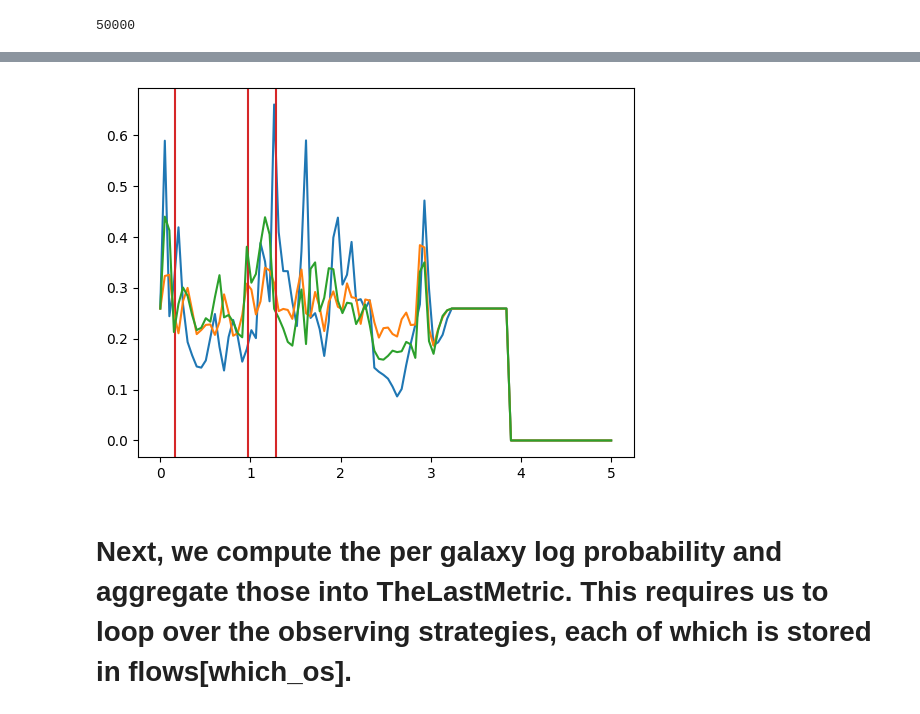
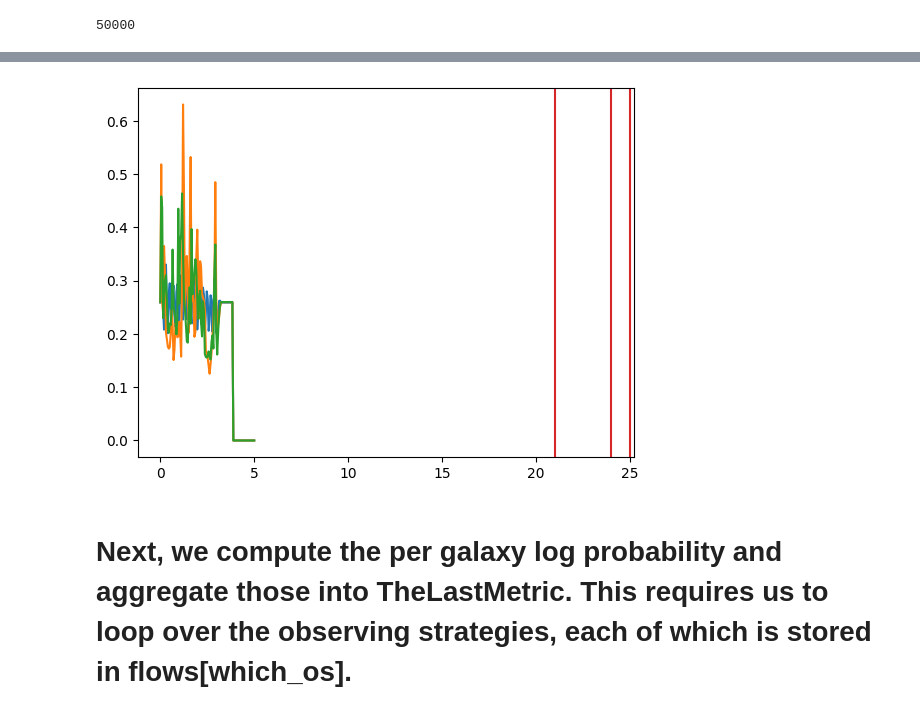
Before and after one commit to Rachel-0420/TLM-Continuous-Data, a Jupyter notebook: Example_TLM.ipynb, the cells around one changed output, grey strips where cells are left out. Cells and saved outputs as stored; diff of their text form; code cells hidden in the pictures.

Commit message:
Fixed a problem in posterior plot (wrong column)

```diff
--- a/Example_TLM.ipynb
+++ b/Example_TLM.ipynb
@@ -662,7 +662,7 @@ print(type(phot_cats['9_86_y10']['r_new']))
 <class 'pzflow.flowEnsemble.FlowEnsemble'>
 <class 'astropy.table.column.Column'>
 # %%
-phot_cats_pandas = phot_cats['9_86_y10'].to_pandas()
+phot_cats_pandas = phot_cats[available_os[2]].to_pandas()
 # %%
 print(phot_cats_pandas.columns)
 # %% [output]
@@ -673,7 +673,7 @@ Index(['ID', 'z_true', 'u', 'g', 'r', 'i', 'z', 'y', 'err_u', 'err_g', 'err_r',
       dtype='object')
 # %%
 grids = jnp.linspace(0, 5, 100)
-pdfs = ensembles['9_86_y10'].posterior(phot_cats_pandas, column='r_new', grid = grids)
+pdfs = ensembles[available_os[2]].posterior(phot_cats_pandas, column='r_new', grid = grids)
 # %%
 print(len(pdfs))
 # %% [output]
@@ -684,8 +684,8 @@ print(len(pdfs))
 for i in range(8):
   plt.plot(grids, pdfs[i], label="Redshift posterior")
 
-  ztrue = phot_cats_pandas["z_true"][i]
-  plt.axvline(ztrue, c="C3", label="True redshift")
+  r = phot_cats_pandas["r_new"][i]
+  plt.axvline(r, c="C3", label="True redshift")
 
   xlabel="redshift"
 
@@ -702,17 +702,17 @@ for i in range(8):
 # %%
 # First 3 r_new posterior plots plotted together
 
 for i in range(3):
   plt.plot(grids, pdfs[i], label="Redshift posterior")
 
-  ztrue = phot_cats_pandas["z_true"][i]
+  ztrue = phot_cats_pandas["r_new"][i]
   plt.axvline(ztrue, c="C3", label="True redshift")
 
   xlabel="redshift"
 
 plt.show()
 # %% [output]
-[figure, old version]
+[figure, new version]
 # %%
 # fig, ax = plt.subplots(figsize=(6, 4.25), dpi=100)
 
```
Also changed, not shown: parts of 6 cells of this notebook.
